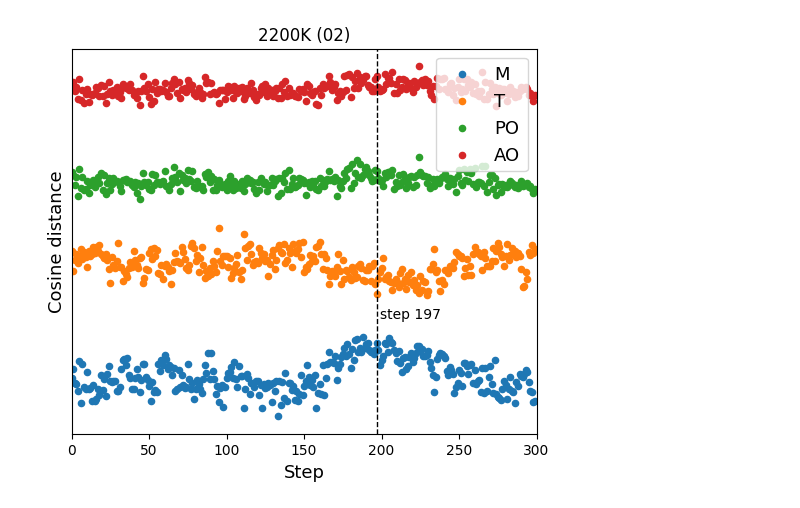
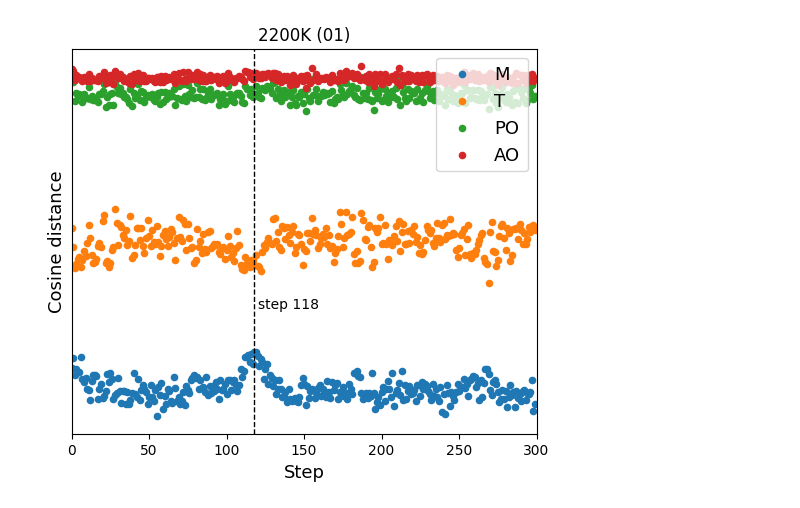
Before and after one commit to TY-Jeong/VacHopPy, a Jupyter notebook: example/3.FingerPrint/high_acc/cos_distance_all.ipynb, the cells around one changed output. Saved outputs shown, nothing was run; the diff lists cells and outputs as text; code cells hidden in the pictures.

```diff
--- a/example/3.FingerPrint/high_acc/cos_distance_all.ipynb
+++ b/example/3.FingerPrint/high_acc/cos_distance_all.ipynb
@@ -128,7 +128,7 @@ plt.xlabel('Step', fontsize=13)
 plt.ylabel('Cosine distance', fontsize=13)
 
 T = 2200
-ensemble = 2
+ensemble = 1
 
 p1 = 'M'
 p2 = 'T'
@@ -146,34 +146,34 @@ plt.scatter(np.arange(num_step),
             distance[T_idx][p2][num_step*(ensemble-1):num_step*(ensemble)]-0.25,
             s=s,
             label=p2)
 
 plt.scatter(np.arange(num_step),
             distance[T_idx][p3][num_step*(ensemble-1):num_step*(ensemble)]-0.09,
             s=s,
             label=p3)
 
 plt.scatter(np.arange(num_step),
             distance[T_idx][p4][num_step*(ensemble-1):num_step*(ensemble)]+0.16,
             s=s,
             label=p4)
 
 # the lowest point
 d_m = distance[T_idx][p1][num_step*(ensemble-1):num_step*(ensemble)]
 d_t = distance[T_idx][p2][num_step*(ensemble-1):num_step*(ensemble)]
 
 step_trans = np.argmin(d_t-d_m)
 plt.axvline(step_trans, color='k', linestyle='--', linewidth=1)
 plt.text(step_trans+2,
          (d_m[step_trans]+d_t[step_trans])/2-0.25,
          s=f"step {step_trans}")
 
 plt.xlim([0, num_step])
 plt.yticks([],[])
 plt.title(f"{T}K ({format(ensemble,'02')})")
 plt.legend(loc='upper right', fontsize=13)
 plt.show()
 # %% [output]
-[figure, old version]
+[figure, new version]
 # %%
 plt.figure(figsize=(6,5))
 plt.xlabel('Step', fontsize=13)
```
Also changed, not shown: parts of 6 cells of this notebook, 6 other files.
